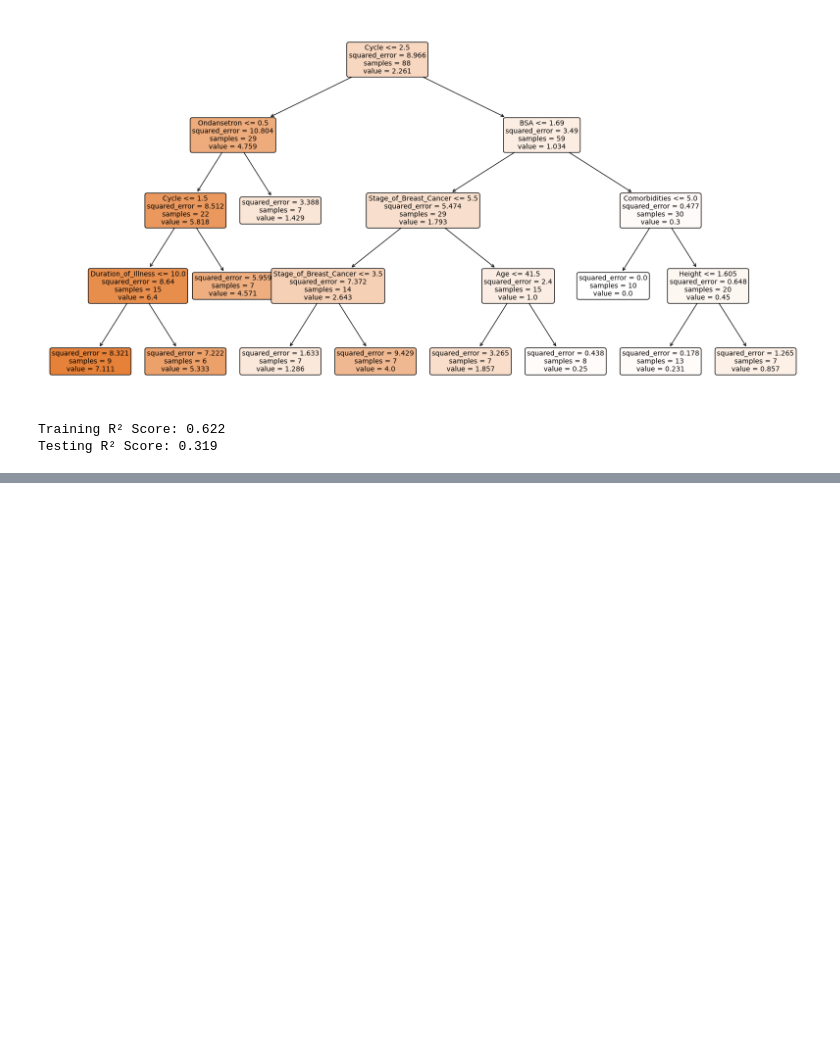
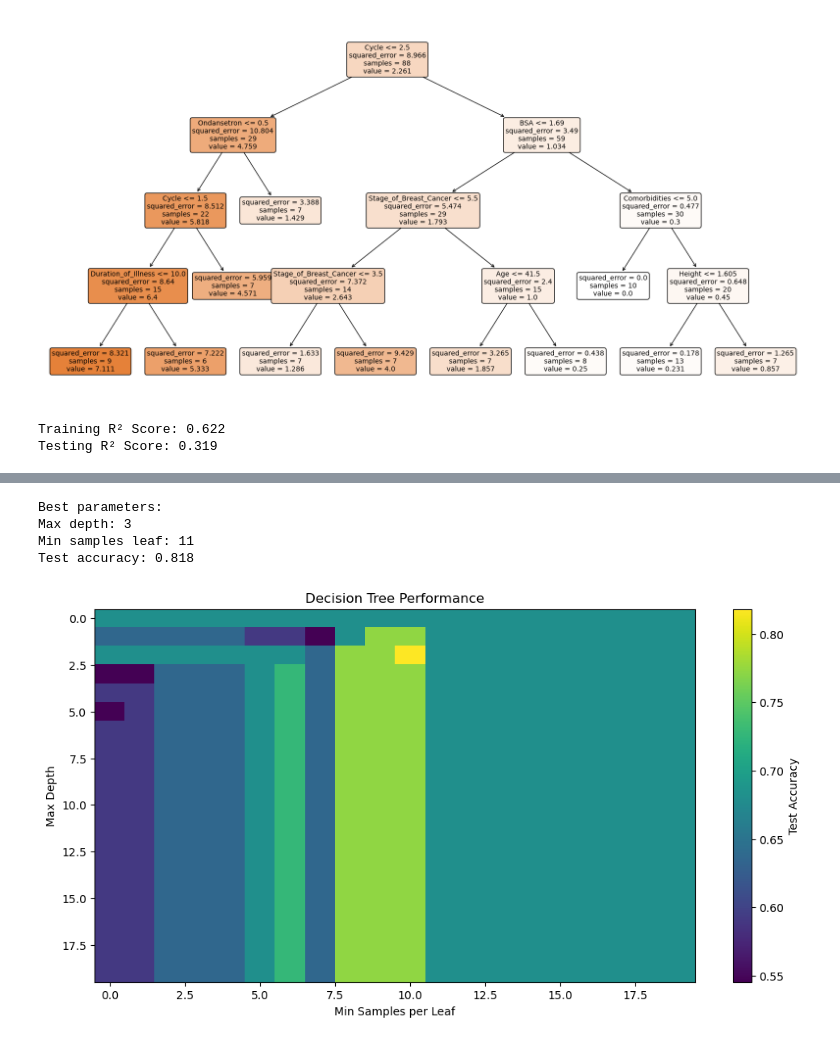
Before and after one commit to TheCarton/adi_decision_tree_notebook, a Jupyter notebook: src/notebook.ipynb, the cells around one changed output, grey strips where cells are left out. Saved outputs shown, nothing was run; the diff lists cells and outputs as text; code cells hidden in the pictures; blank space fills up the shorter version.

```diff
--- a/src/notebook.ipynb
+++ b/src/notebook.ipynb
@@ -227,0 +246,12 @@ Testing R² Score: 0.319
+# %%
+target_2 = 'Nausea_within_5_days'
+columns = [
+   'Nausea_within_24_hours_post_Chemotherapy',
+   'Day_2_Nausea',
+   'Day_3_Nausea',
+   'Day_4_Nausea',
+   'Day_5_Nausea'
+]
+
+df[target_2] = (df[columns] == 'Yes').any(axis=1).map({True: 'Yes', False: 'No'})
+df[columns + [target_2]]
@@ -227,0 +392,47 @@ Testing R² Score: 0.319
+# %%
+from sklearn.metrics import accuracy_score
+
+# Parameter grids
+max_depths = range(1, 21)
+min_samples = range(1, 21)
+# Store results
+results = []
+
+# Grid search with accuracy metric instead of R2
+for depth in max_depths:
+   for samples in min_samples:
+       dt = DecisionTreeClassifier(max_depth=depth,
+                                 min_samples_leaf=samples,
+                                 random_state=42)
+       dt.fit(X_train, y_train)
+       test_score = accuracy_score(y_test, dt.predict(X_test))
+       results.append((depth, samples, test_score))
+
+# Convert to DataFrame for analysis
+results_df = pd.DataFrame(results, columns=['max_depth', 'min_samples_leaf', 'test_accuracy'])
+best_params = results_df.loc[results_df['test_accuracy'].idxmax()]
+best_max_depth = int(best_params['max_depth'])
+best_min_samples = int(best_params['min_samples_leaf'])
+
+print(f"Best parameters:")
+print(f"Max depth: {best_max_depth}")
+print(f"Min samples leaf: {best_min_samples}")
+print(f"Test accuracy: {best_params['test_accuracy']:.3f}")
+
+# Plot results
+plt.figure(figsize=(12, 6))
+pivot_table = results_df.pivot(index='max_depth',
+                             columns='min_samples_leaf',
+                             values='test_accuracy')
+plt.imshow(pivot_table, aspect='auto')
+plt.colorbar(label='Test Accuracy')
+plt.xlabel('Min Samples per Leaf')
+plt.ylabel('Max Depth')
+plt.title('Decision Tree Performance')
+plt.show()
+# %% [output]
+Best parameters:
+Max depth: 3
+Min samples leaf: 11
+Test accuracy: 0.818
+[figure, added]
```
Also changed, not shown: parts of 10 cells of this notebook.
